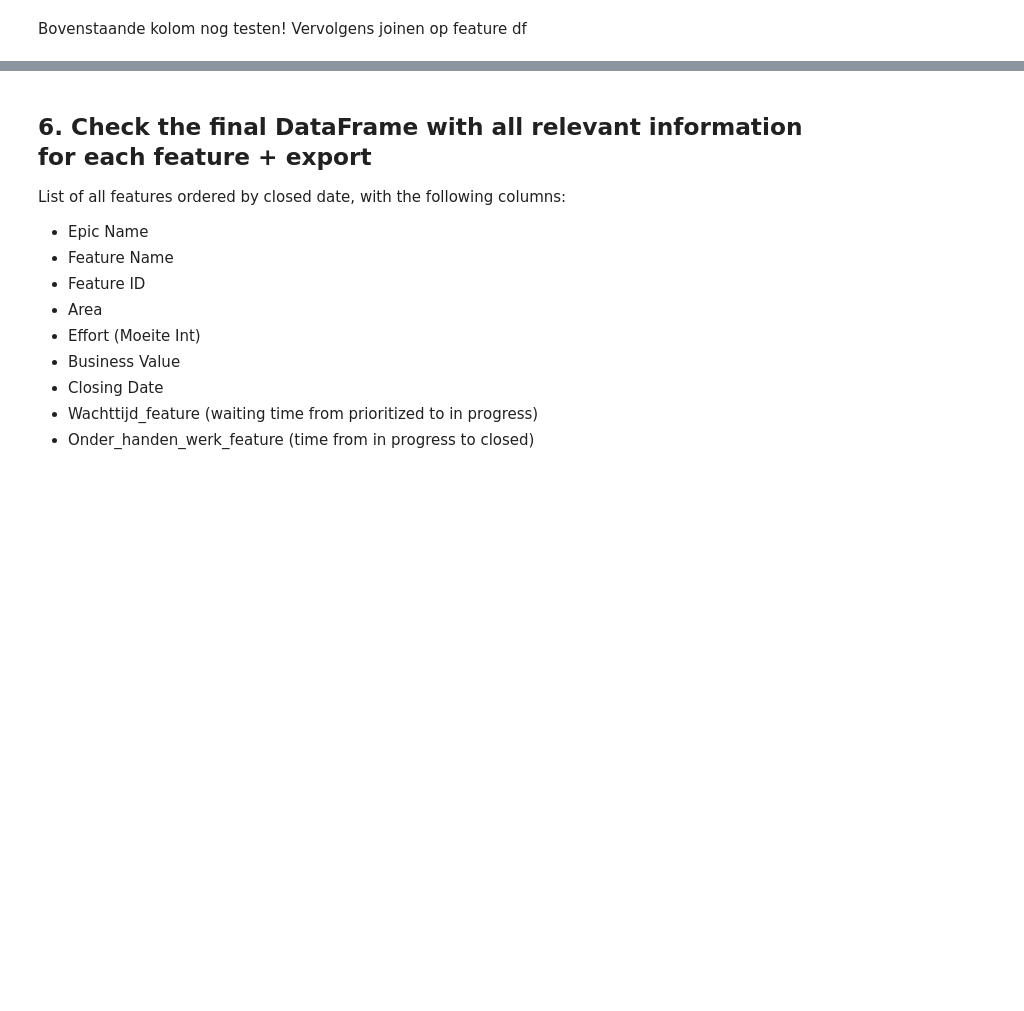
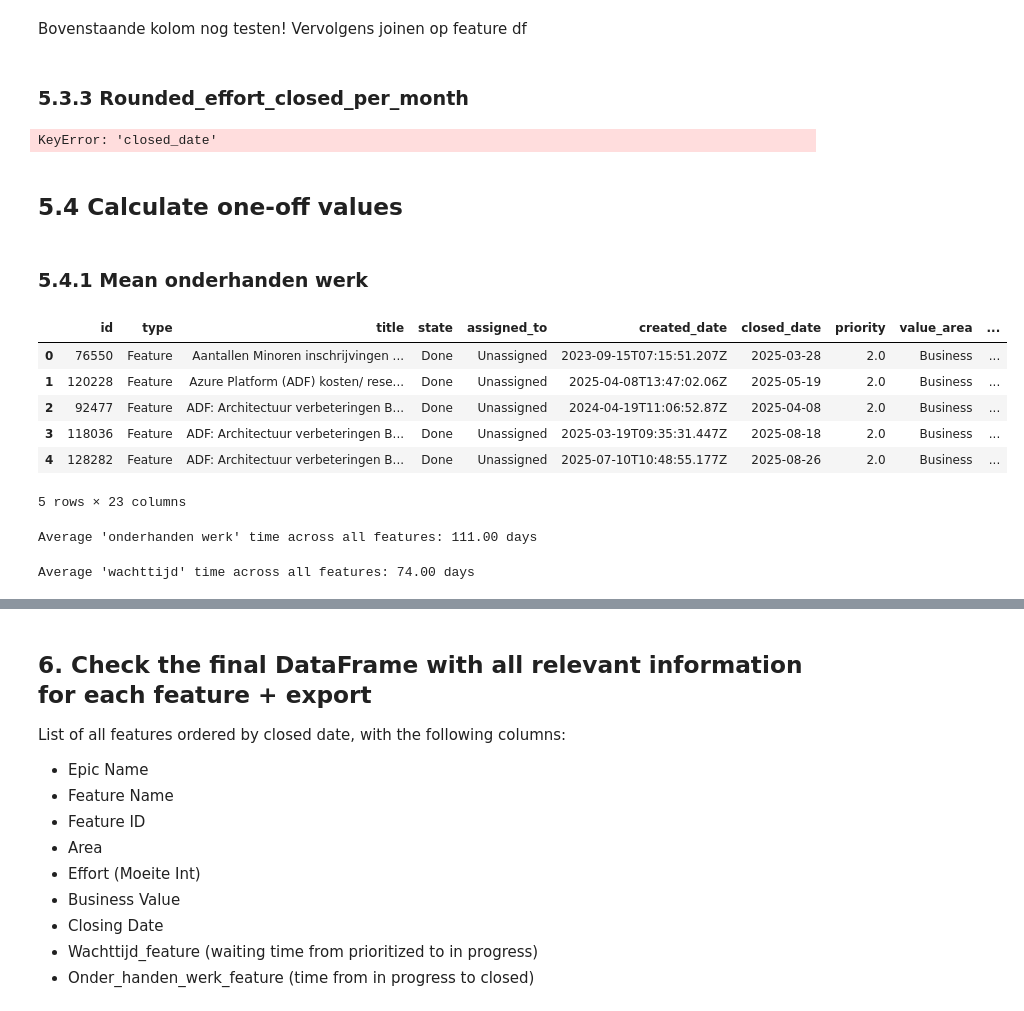
Before and after one commit to uashogeschoolutrecht/dena_KPI_Dashboard, a Jupyter notebook: notebooks/features_analysis.ipynb, the cells around one changed output, grey strips where cells are left out. Drawn from its saved outputs; the diff is of its cells as text; code cells hidden in the pictures; blank space fills up the shorter version.

```diff
--- a/notebooks/features_analysis.ipynb
+++ b/notebooks/features_analysis.ipynb
@@ -402,3 +402,34 @@ calculated_onderhanden_werk = calculate_onderhanden_werk(df_feature_state_update
 df_features_closed_final = df_features_with_waiting_time.merge(calculated_onderhanden_werk, on='work_item_id', how='left')
 # %% [markdown]
 Bovenstaande kolom nog testen! Vervolgens joinen op feature df
+# %% [markdown]
+### 5.3.3 Rounded_effort_closed_per_month
+# %%
+df_features_closed_final['year_month'] = df_features_closed_final['closed_date'].apply(lambda x: x.strftime('%Y-%m') if pd.notnull(x) else None)
+df_features_closed_final['summed_closed_effort_per_year_month'] = df_features_closed_final.groupby('year_month')['moeite_int'].transform('sum')
+# %% [output]
+KeyError: 'closed_date'
+# %% [markdown]
+## 5.4 Calculate one-off values
+# %% [markdown]
+### 5.4.1 Mean onderhanden werk
+# %%
+df_features_closed_final.head()
+# %% [output]
+|  | id | type | title | state | assigned_to | created_date | closed_date | priority | value_area | ... |
+| 0 | 76550 | Feature | Aantallen Minoren inschrijvingen ... | Done | Unassigned | 2023-09-15T07:15:51.207Z | 2025-03-28 | 2.0 | Business | ... |
+| 1 | 120228 | Feature | Azure Platform (ADF) kosten/ rese... | Done | Unassigned | 2025-04-08T13:47:02.06Z | 2025-05-19 | 2.0 | Business | ... |
+| 2 | 92477 | Feature | ADF: Architectuur verbeteringen B... | Done | Unassigned | 2024-04-19T11:06:52.87Z | 2025-04-08 | 2.0 | Business | ... |
+| 3 | 118036 | Feature | ADF: Architectuur verbeteringen B... | Done | Unassigned | 2025-03-19T09:35:31.447Z | 2025-08-18 | 2.0 | Business | ... |
+| 4 | 128282 | Feature | ADF: Architectuur verbeteringen B... | Done | Unassigned | 2025-07-10T10:48:55.177Z | 2025-08-26 | 2.0 | Business | ... |
+5 rows × 23 columns
+# %%
+mean_onderhanden_werk = int(df_features_closed_final['onderhanden_werk_days'].mean())
+print(f"Average 'onderhanden werk' time across all features: {mean_onderhanden_werk:.2f} days")
+# %% [output]
+Average 'onderhanden werk' time across all features: 111.00 days
+# %%
+mean_wachttijd = int(df_features_closed_final['waiting_time_days'].mean())
+print(f"Average 'wachttijd' time across all features: {mean_wachttijd:.2f} days")
+# %% [output]
+Average 'wachttijd' time across all features: 74.00 days
```
Also changed, not shown: parts of 8 cells of this notebook, 6 other files.
